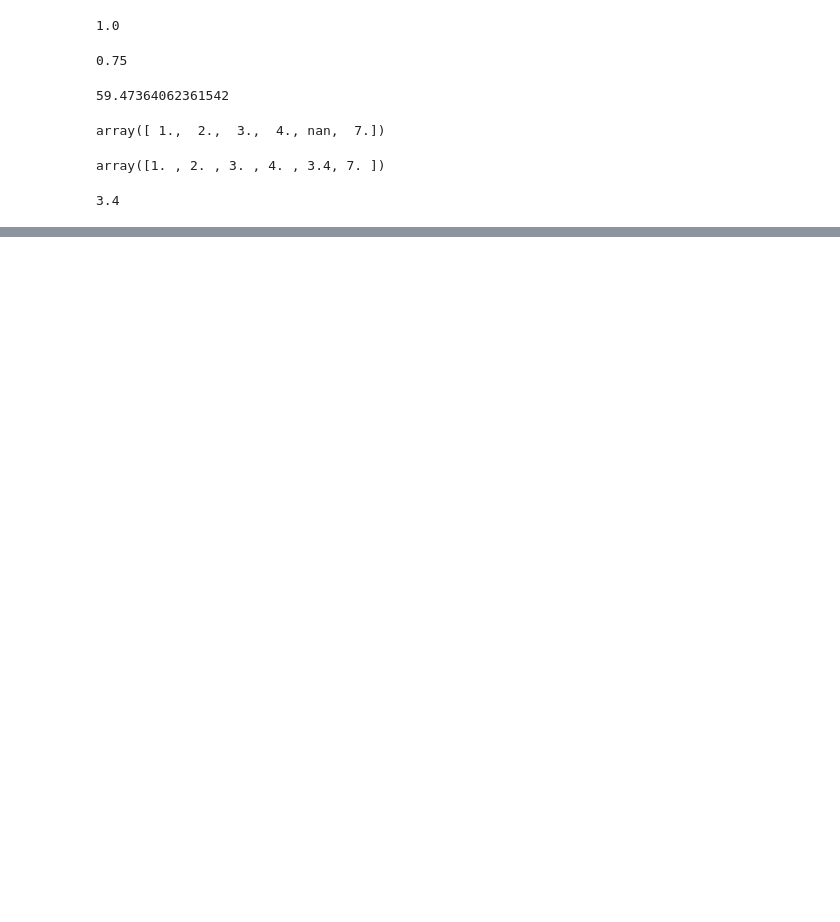
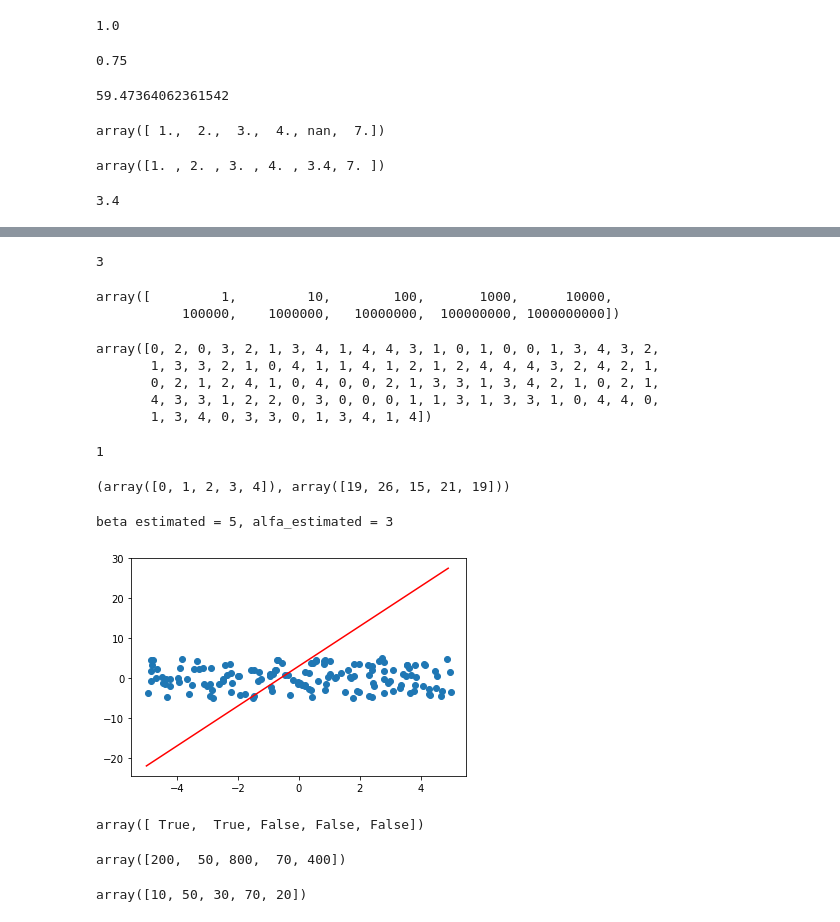
Before and after one commit to SebastianKikas/Bootcamp, a Jupyter notebook: Untitled2.ipynb, the cells around one changed output, grey strips where cells are left out. Drawn from its saved outputs; the diff is of its cells as text; code cells hidden in the pictures; blank space fills up the shorter version.

```diff
--- a/Untitled2.ipynb
+++ b/Untitled2.ipynb
@@ -313,0 +434,61 @@ mean2
+# %%
+pi =  np.pi
+int(pi)
+# %% [output]
+3
+# %%
+n = 10
+10**np.arange(n)
+# %% [output]
+array([         1,         10,        100,       1000,      10000,
+           100000,    1000000,   10000000,  100000000, 1000000000])
+# %%
+(np.pi*10**np.arange(n) % 10).astype(int)
+x = np.random.randint(0,5,100)
+x
+# %% [output]
+array([0, 2, 0, 3, 2, 1, 3, 4, 1, 4, 4, 3, 1, 0, 1, 0, 0, 1, 3, 4, 3, 2,
+       1, 3, 3, 2, 1, 0, 4, 1, 1, 4, 1, 2, 1, 2, 4, 4, 4, 3, 2, 4, 2, 1,
+       0, 2, 1, 2, 4, 1, 0, 4, 0, 0, 2, 1, 3, 3, 1, 3, 4, 2, 1, 0, 2, 1,
+       4, 3, 3, 1, 2, 2, 0, 3, 0, 0, 0, 1, 1, 3, 1, 3, 3, 1, 0, 4, 4, 0,
+       1, 3, 4, 0, 3, 3, 0, 1, 3, 4, 1, 4])
+# %%
+value, count = np.unique(x, return_counts=True)
+value[count.argmax()]
+# %% [output]
+1
+# %%
+np.unique(x, return_counts=True)
+# %% [output]
+(array([0, 1, 2, 3, 4]), array([19, 26, 15, 21, 19]))
+# %%
+import numpy as np
+import matplotlib
+import matplotlib.pyplot as plt
+%matplotlib inline
+
+n = 150
+x = np.random.uniform(-5,5,n)
+y = np.random.uniform(-5,5,n)
+
+x_mean = np.mean(x)
+y_mean = np.mean(y)
+
+beta_estimated = 5
+alfa_estimated = 3
+
+print(f'beta estimated = {beta_estimated}, alfa_estimated = {alfa_estimated}')
+x_plot = np.arange(-5, 5, 0.1)
+y_plot = beta_estimated*x_plot+alfa_estimated
+plt.plot(x, y,'o')
+plt.plot(x_plot, y_plot,'r')
+plt.show()
+# %% [output]
+beta estimated = 5, alfa_estimated = 3
+[figure, added]
+# %%
+x = np.array([10,50,30,70,20])
+y = np.array([200,300,800,500,400])
+np.r_[np.repeat(True, np.floor(5/2)), np.repeat(False, np.ceil(5/2))]
+# %% [output]
+array([ True,  True, False, False, False])
@@ -313,0 +501,9 @@ mean2
+# %%
+crossover(x,y)
+# %% [output]
+array([200,  50, 800,  70, 400])
+# %%
+p = np.array([0.3, 0.1, 0.4, 0.05, 0.15])
+x
+# %% [output]
+array([10, 50, 30, 70, 20])
```
Also changed, not shown: parts of 46 cells of this notebook, 1 other file.
